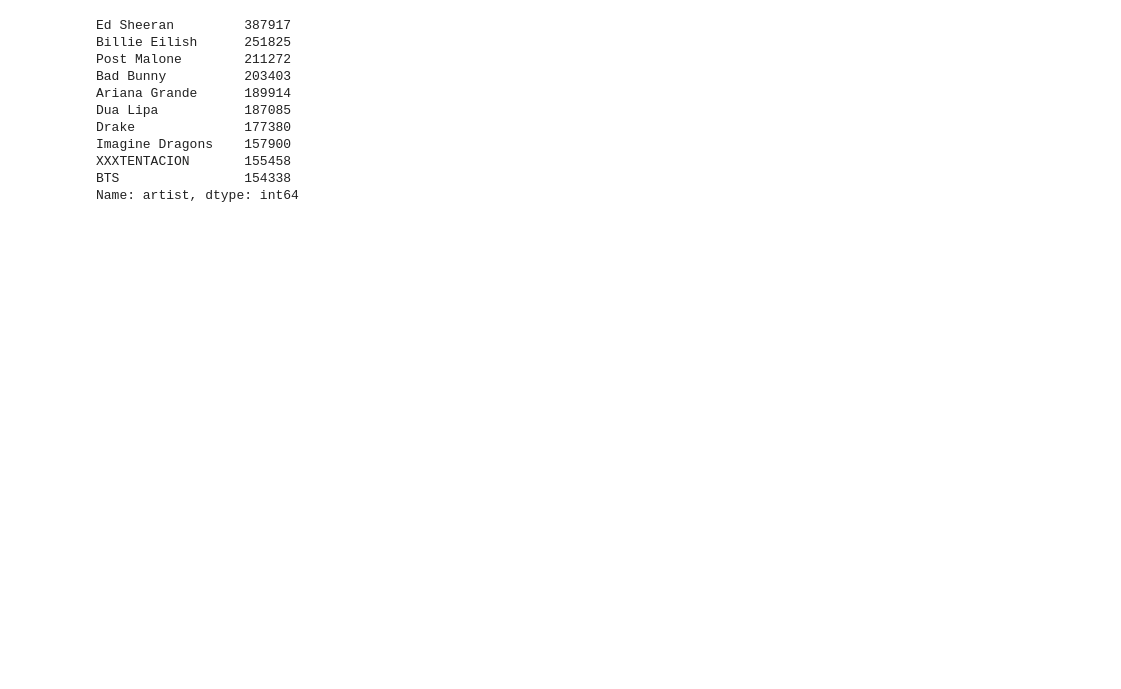
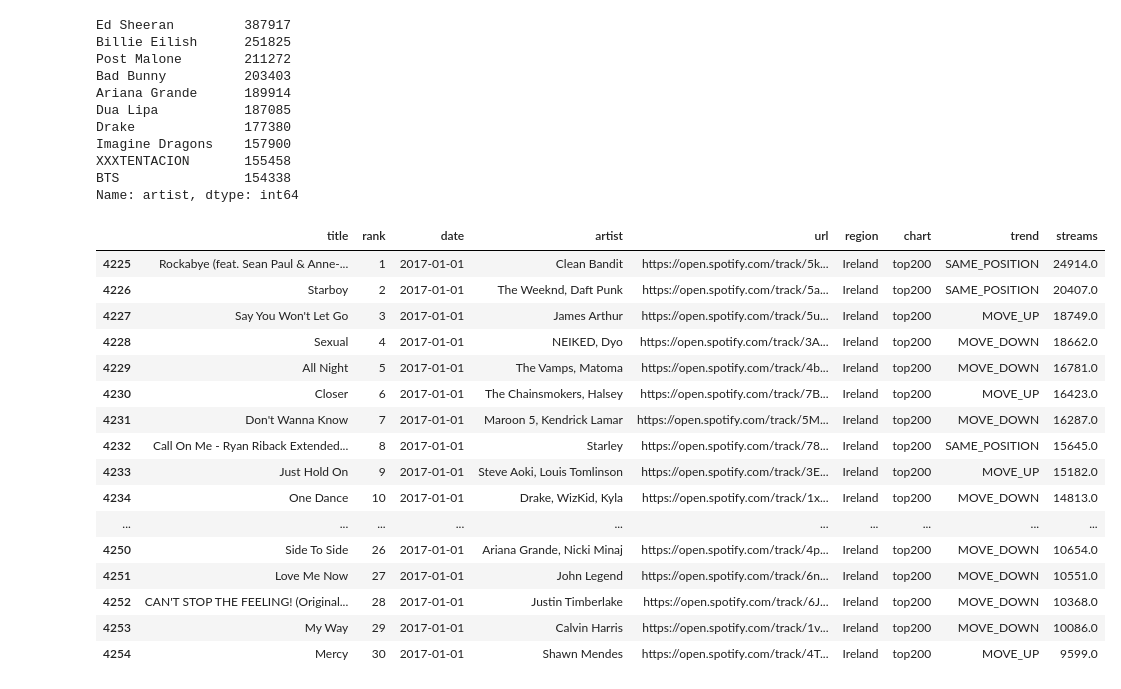
Before and after one commit to clarissa2020274/2020274_CA1_sem2, a Jupyter notebook: Untitled.ipynb, the cells around one changed output. Saved outputs shown, nothing was run; the diff lists cells and outputs as text; code cells hidden in the pictures; blank space fills up the shorter version.

Commit message:
Copy of notebook
This is a copy of the notebook where the sample csv for Ireland was created to develop the project

```diff
--- a/Untitled.ipynb
+++ b/Untitled.ipynb
@@ -69,6 +70,6 @@ from scipy.stats import shapiro
 ## 1. Exploratory Data Analysis (EDA):
 # %%
 #Import dataset
-data = pd.read_csv("charts.csv")
+charts = pd.read_csv("charts.csv")
 # %%
 #Display heading to have a first look on the data, show 10 first rows
@@ -137,3 +242,34 @@ Imagine Dragons    157900
 XXXTENTACION       155458
 BTS                154338
 Name: artist, dtype: int64
+# %%
+# Filters the DataFrame to only include rows where the region is "Ireland".\
+
+# Filter for the "Ireland" region
+charts_irl = charts[charts['region'] == 'Ireland']
+
+# Get the top 200 songs
+#top_200_ireland = ireland_data.head(200)
+
+# Save the filtered data to a new CSV file
+charts_irl.to_csv('charts_irl.csv', index=False)
+# %%
+charts_irl.head(30)
+# %% [output]
+|  | title | rank | date | artist | url | region | chart | trend | streams |
+| 4225 | Rockabye (feat. Sean Paul & Anne-... | 1 | 2017-01-01 | Clean Bandit | https://open.spotify.com/track/5k... | Ireland | top200 | SAME_POSITION | 24914.0 |
+| 4226 | Starboy | 2 | 2017-01-01 | The Weeknd, Daft Punk | https://open.spotify.com/track/5a... | Ireland | top200 | SAME_POSITION | 20407.0 |
+| 4227 | Say You Won't Let Go | 3 | 2017-01-01 | James Arthur | https://open.spotify.com/track/5u... | Ireland | top200 | MOVE_UP | 18749.0 |
+| 4228 | Sexual | 4 | 2017-01-01 | NEIKED, Dyo | https://open.spotify.com/track/3A... | Ireland | top200 | MOVE_DOWN | 18662.0 |
+| 4229 | All Night | 5 | 2017-01-01 | The Vamps, Matoma | https://open.spotify.com/track/4b... | Ireland | top200 | MOVE_DOWN | 16781.0 |
+| 4230 | Closer | 6 | 2017-01-01 | The Chainsmokers, Halsey | https://open.spotify.com/track/7B... | Ireland | top200 | MOVE_UP | 16423.0 |
+| 4231 | Don't Wanna Know | 7 | 2017-01-01 | Maroon 5, Kendrick Lamar | https://open.spotify.com/track/5M... | Ireland | top200 | MOVE_DOWN | 16287.0 |
+| 4232 | Call On Me - Ryan Riback Extended... | 8 | 2017-01-01 | Starley | https://open.spotify.com/track/78... | Ireland | top200 | SAME_POSITION | 15645.0 |
+| 4233 | Just Hold On | 9 | 2017-01-01 | Steve Aoki, Louis Tomlinson | https://open.spotify.com/track/3E... | Ireland | top200 | MOVE_UP | 15182.0 |
+| 4234 | One Dance | 10 | 2017-01-01 | Drake, WizKid, Kyla | https://open.spotify.com/track/1x... | Ireland | top200 | MOVE_DOWN | 14813.0 |
+| ... | ... | ... | ... | ... | ... | ... | ... | ... | ... |
+| 4250 | Side To Side | 26 | 2017-01-01 | Ariana Grande, Nicki Minaj | https://open.spotify.com/track/4p... | Ireland | top200 | MOVE_DOWN | 10654.0 |
+| 4251 | Love Me Now | 27 | 2017-01-01 | John Legend | https://open.spotify.com/track/6n... | Ireland | top200 | MOVE_DOWN | 10551.0 |
+| 4252 | CAN'T STOP THE FEELING! (Original... | 28 | 2017-01-01 | Justin Timberlake | https://open.spotify.com/track/6J... | Ireland | top200 | MOVE_DOWN | 10368.0 |
+| 4253 | My Way | 29 | 2017-01-01 | Calvin Harris | https://open.spotify.com/track/1v... | Ireland | top200 | MOVE_DOWN | 10086.0 |
+| 4254 | Mercy | 30 | 2017-01-01 | Shawn Mendes | https://open.spotify.com/track/4T... | Ireland | top200 | MOVE_UP | 9599.0 |
```
Also changed, not shown: parts of 19 cells of this notebook.
